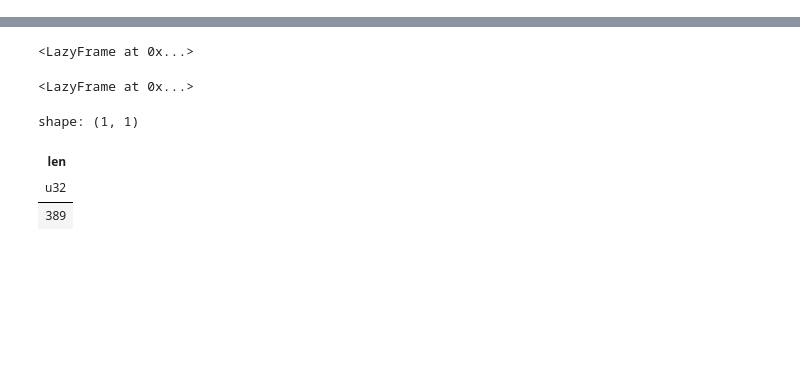
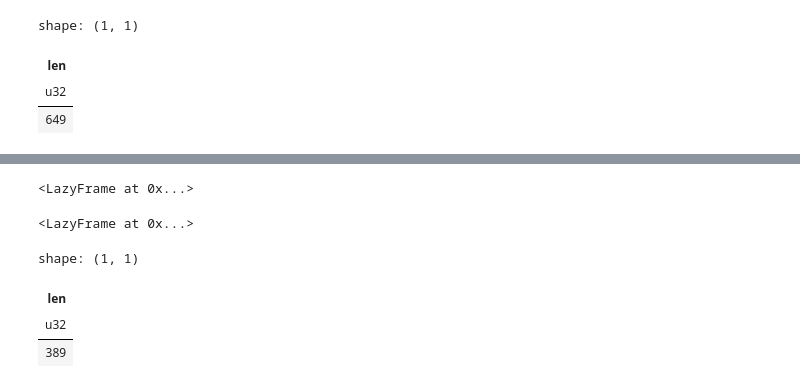
Before and after one commit to daniel-satria/fds_bvic, a Jupyter notebook: ibmb_script/ccw/test_hist.ipynb, the cells around one changed output, grey strips where cells are left out. Saved outputs shown, nothing was run; the diff lists cells and outputs as text; code cells hidden in the pictures; blank space fills up the shorter version.

```diff
--- a/ibmb_script/ccw/test_hist.ipynb
+++ b/ibmb_script/ccw/test_hist.ipynb
@@ -16,6 +16,13 @@ else:
     print("File not found:", path)
     # maybe create empty DataFrame instead
     # df = pl.DataFrame()
+# %%
+df.select(pl.len()).collect()
+# %% [output]
+shape: (1, 1)
+| len |
+| u32 |
+| 649 |
 # %%
 df.head().collect()
 # %% [output]
```
Also changed, not shown: parts of 2 cells of this notebook, 2 other files.
